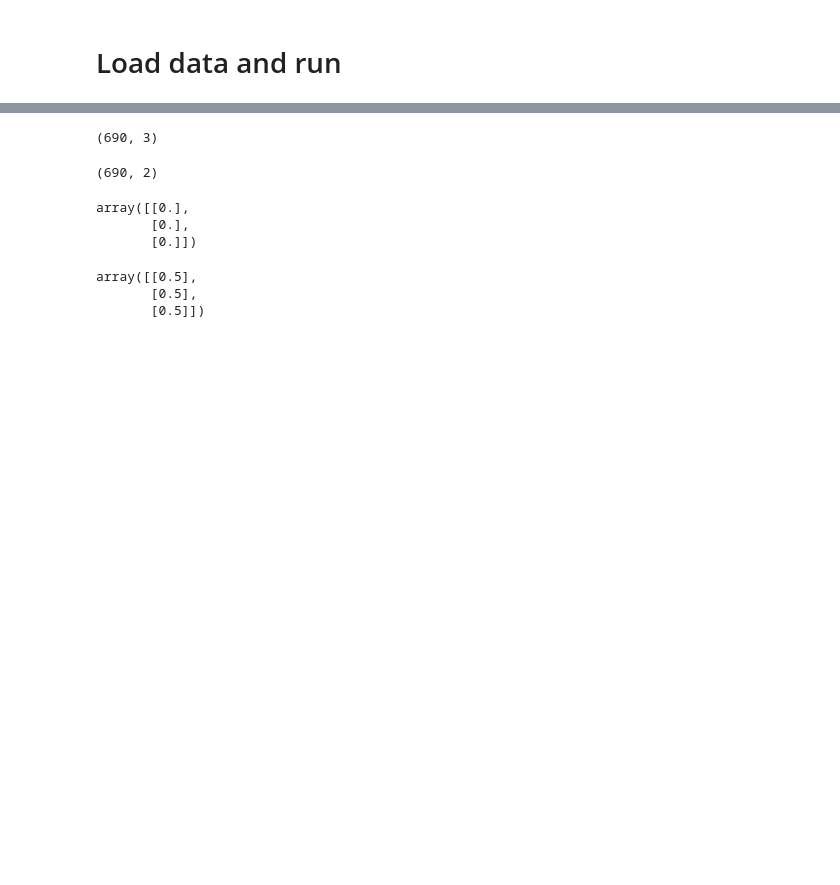
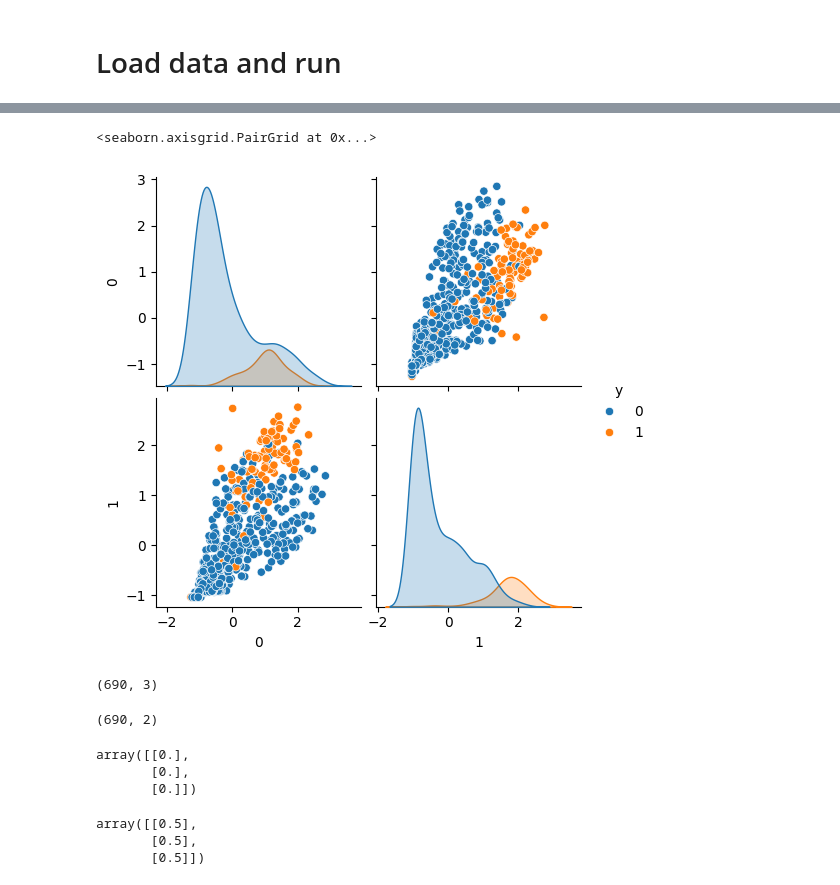
Before and after one commit to jessie831024/algo_ecg, a Jupyter notebook: notebooks/gradient_descent_LR.ipynb, the cells around one changed output, grey strips where cells are left out. Drawn from its saved outputs; the diff is of its cells as text; code cells hidden in the pictures; blank space fills up the shorter version.

```diff
--- a/notebooks/gradient_descent_LR.ipynb
+++ b/notebooks/gradient_descent_LR.ipynb
@@ -92,3 +116,9 @@ X_df2.head(2)
+# %%
+X_df2['y'] = y
+sns.pairplot(X_df2, hue = "y")
+# %% [output]
+<seaborn.axisgrid.PairGrid at 0x...>
+[figure, added]
 # %%
 x_0 = np.ones(X_df.shape[0]).reshape(X_df.shape[0],1)
 #x_0
```
Also changed, not shown: parts of 16 cells of this notebook, 3 other files.
